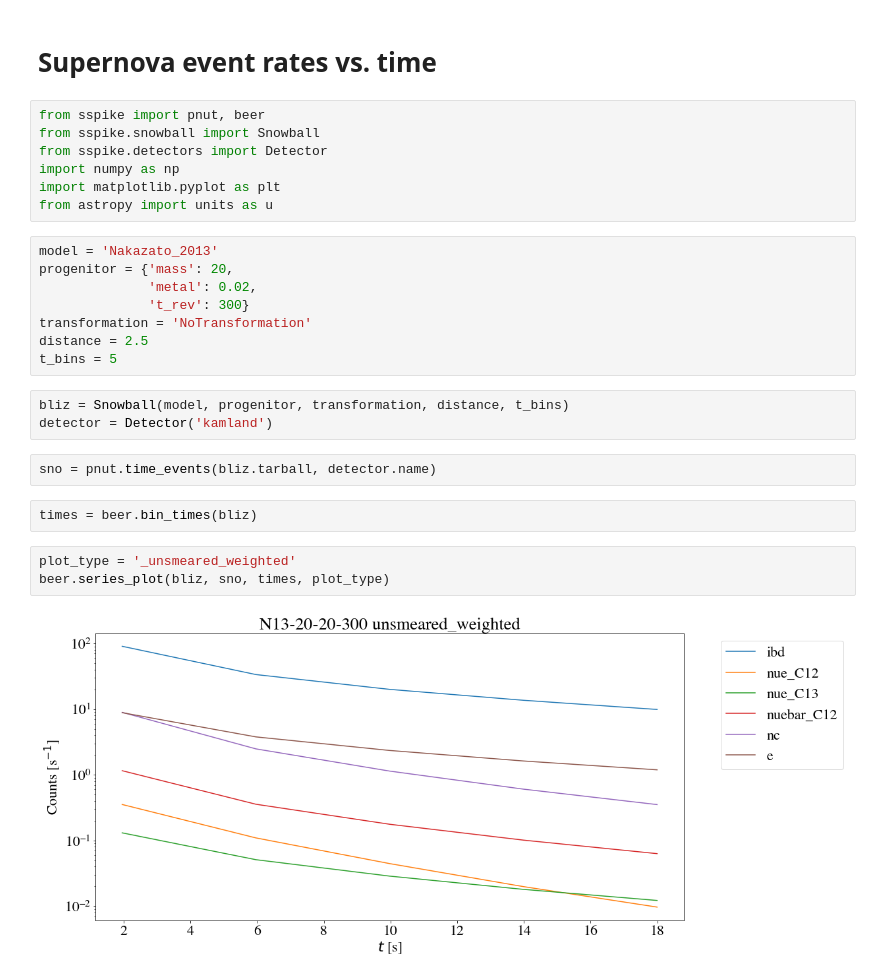
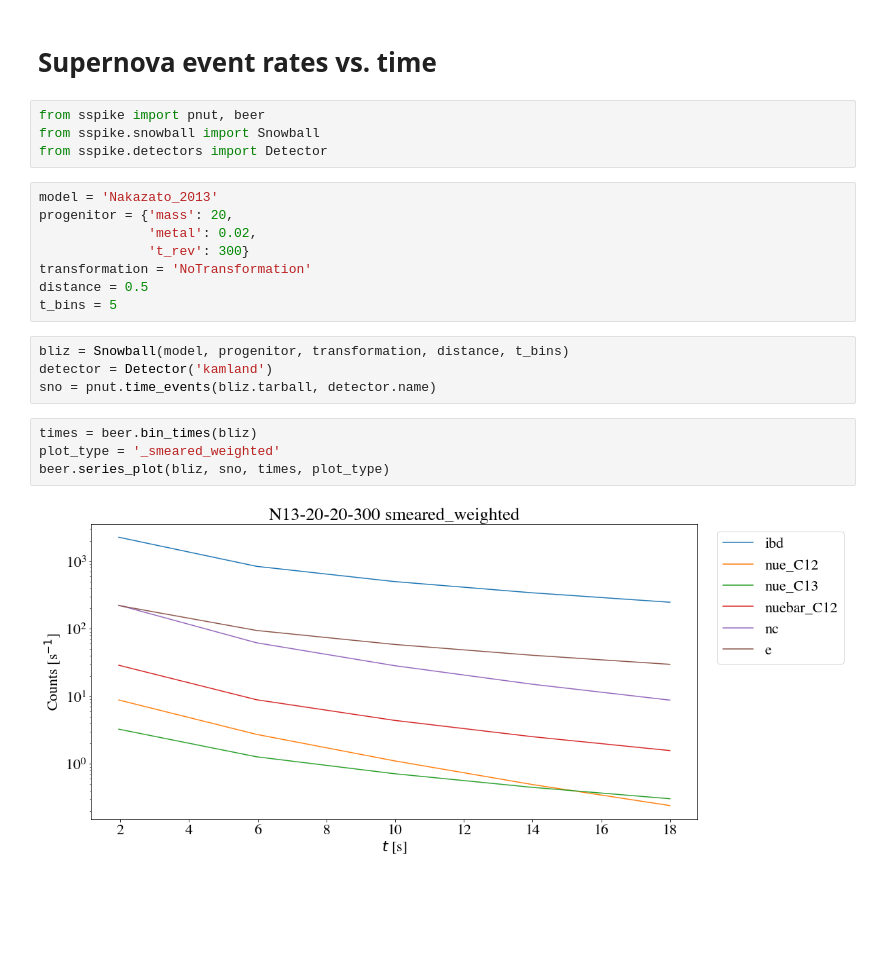
Before and after one commit to joesmolsky/sspike, a Jupyter notebook: notebooks/time_series.ipynb, the cells around one changed output. Drawn from its saved outputs; the diff is of its cells as text; blank space fills up the shorter version.

Commit message:
time series notebooks

```diff
--- a/notebooks/time_series.ipynb
+++ b/notebooks/time_series.ipynb
@@ -4,26 +4,21 @@
 from sspike import pnut, beer
 from sspike.snowball import Snowball
 from sspike.detectors import Detector
-import numpy as np
-import matplotlib.pyplot as plt
-from astropy import units as u
 # %%
 model = 'Nakazato_2013'
 progenitor = {'mass': 20,
               'metal': 0.02,
               't_rev': 300}
 transformation = 'NoTransformation'
-distance = 2.5
+distance = 0.5
 t_bins = 5
 # %%
 bliz = Snowball(model, progenitor, transformation, distance, t_bins)
 detector = Detector('kamland')
+sno = pnut.time_events(bliz.tarball, detector.name)
-# %%
-sno = pnut.time_events(bliz.tarball, detector.name)
 # %%
 times = beer.bin_times(bliz)
+plot_type = '_smeared_weighted'
+beer.series_plot(bliz, sno, times, plot_type)
+# %% [output]
+[figure, added]
-# %%
-plot_type = '_unsmeared_weighted'
-beer.series_plot(bliz, sno, times, plot_type)
-# %% [output]
-[figure, removed]
```
Also changed, not shown: 3 other files.
